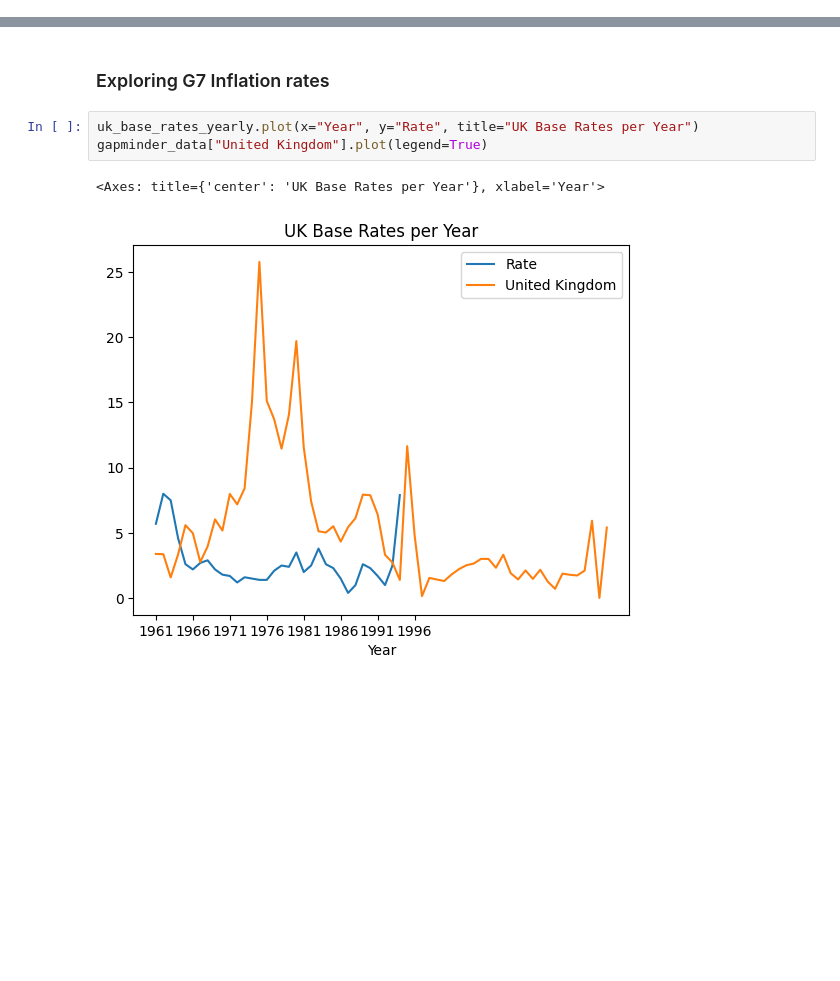
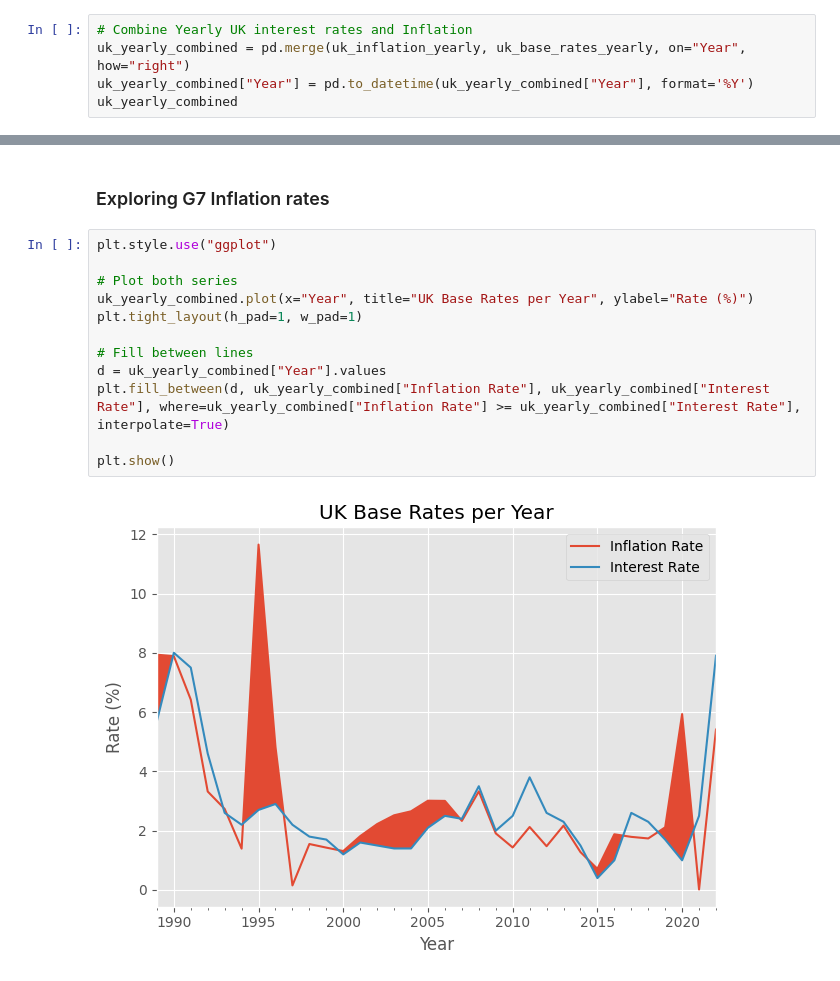
Before and after one commit to NeyasG/worldwide-inflation, a Jupyter notebook: analysis.ipynb, the cells around one changed output, grey strips where cells are left out. Cells and saved outputs as stored; diff of their text form; blank space fills up the shorter version.

Commit message:
Added Filled Line graph

```diff
--- a/analysis.ipynb
+++ b/analysis.ipynb
@@ -71,0 +76,5 @@ uk_base_rates_monthly
+# %%
+# Combine Yearly UK interest rates and Inflation
+uk_yearly_combined = pd.merge(uk_inflation_yearly, uk_base_rates_yearly, on="Year", how="right")
+uk_yearly_combined["Year"] = pd.to_datetime(uk_yearly_combined["Year"], format='%Y')
+uk_yearly_combined
@@ -72,8 +99,16 @@ uk_base_rates_monthly
 # %% [markdown]
 ### Exploring G7 Inflation rates
-# %%
-uk_base_rates_yearly.plot(x="Year", y="Rate", title="UK Base Rates per Year")
-gapminder_data["United Kingdom"].plot(legend=True)
-# %% [output]
-<Axes: title={'center': 'UK Base Rates per Year'}, xlabel='Year'>
-[figure, removed]
+# %%
+plt.style.use("ggplot")
+
+# Plot both series
+uk_yearly_combined.plot(x="Year", title="UK Base Rates per Year", ylabel="Rate (%)")
+plt.tight_layout(h_pad=1, w_pad=1)
+
+# Fill between lines
+d = uk_yearly_combined["Year"].values
+plt.fill_between(d, uk_yearly_combined["Inflation Rate"], uk_yearly_combined["Interest Rate"], where=uk_yearly_combined["Inflation Rate"] >= uk_yearly_combined["Interest Rate"], interpolate=True)
+
+plt.show()
+# %% [output]
+[figure, added]
```
Also changed, not shown: parts of 3 cells of this notebook.
